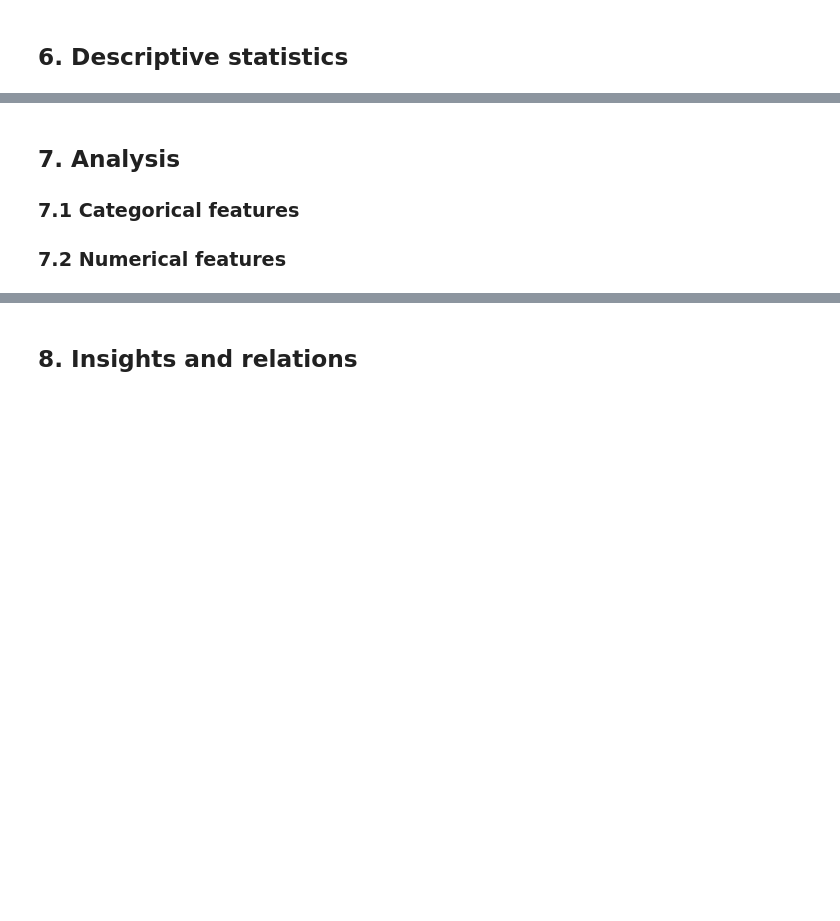
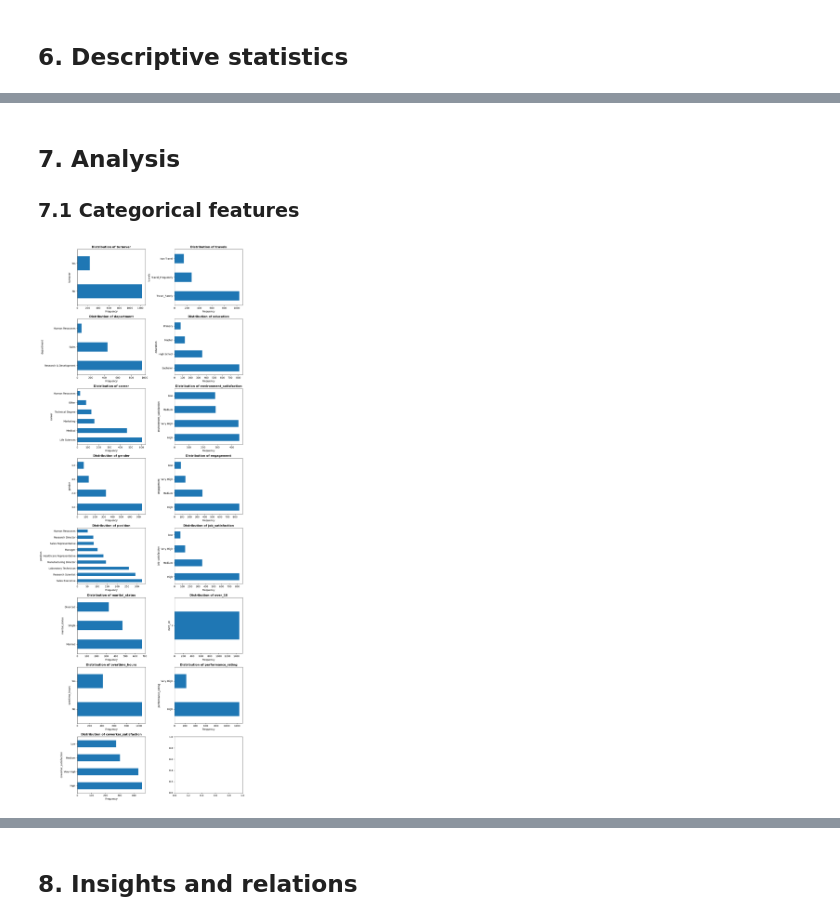
Before and after one commit to multivacs/employee-churn-prediction, a Jupyter notebook: notebooks/01-exploration.ipynb, the cells around one changed output, grey strips where cells are left out. Saved outputs shown, nothing was run; the diff lists cells and outputs as text; code cells hidden in the pictures; blank space fills up the shorter version.

```diff
--- a/notebooks/01-exploration.ipynb
+++ b/notebooks/01-exploration.ipynb
@@ -44,3 +102,6 @@ df.info()
+# %%
+# Gender is categorical
+df['gender'] = df['gender'].astype('object')
 # %%
 # Missing values
 df.isna().sum().sort_values(ascending = False)
@@ -47,2 +130,4 @@ df.isna().sum().sort_values(ascending = False)
+# %%
+df.drop(columns=['years_in_position', 'work_life_balance'], inplace=True)
 # %% [markdown]
 ## 6. Descriptive statistics
@@ -50,5 +163,7 @@ df.isna().sum().sort_values(ascending = False)
 ## 7. Analysis
 
 ### 7.1 Categorical features
-
-### 7.2 Numerical features
+# %%
+visualize_categorical(df.select_dtypes('O'))
+# %% [output]
+[figure, added]
```
Also changed, not shown: parts of 52 cells of this notebook.
